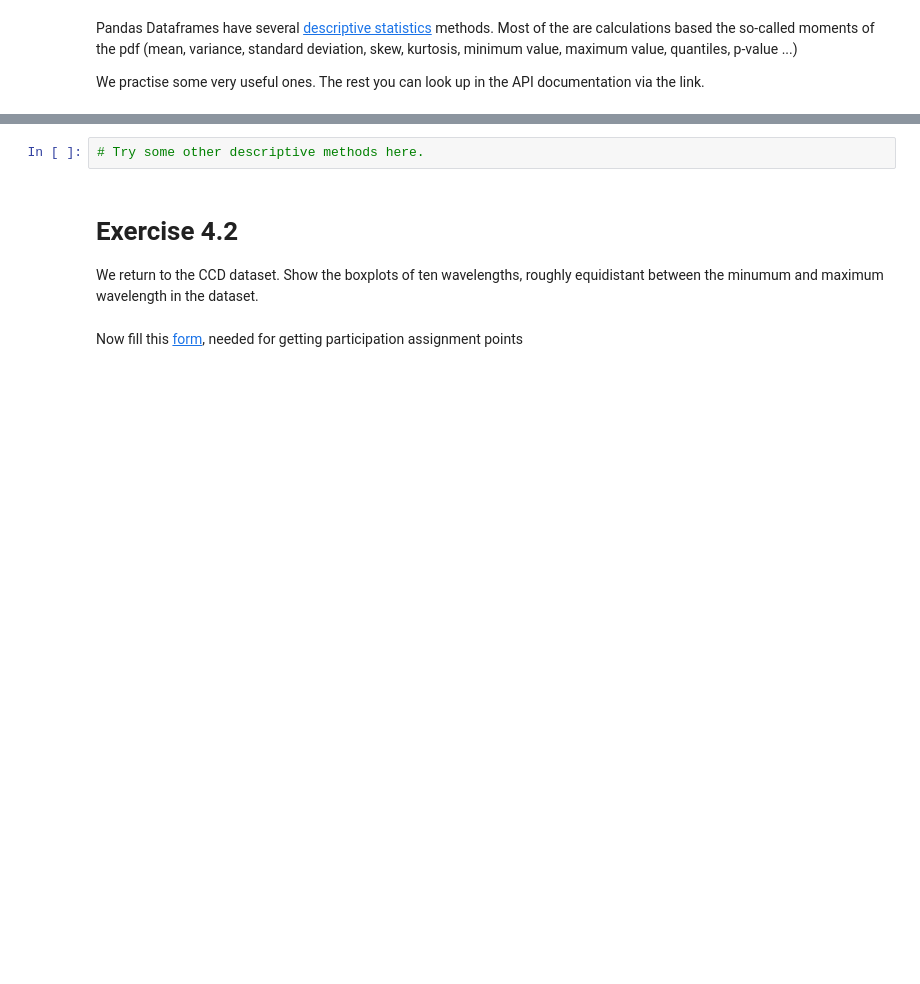
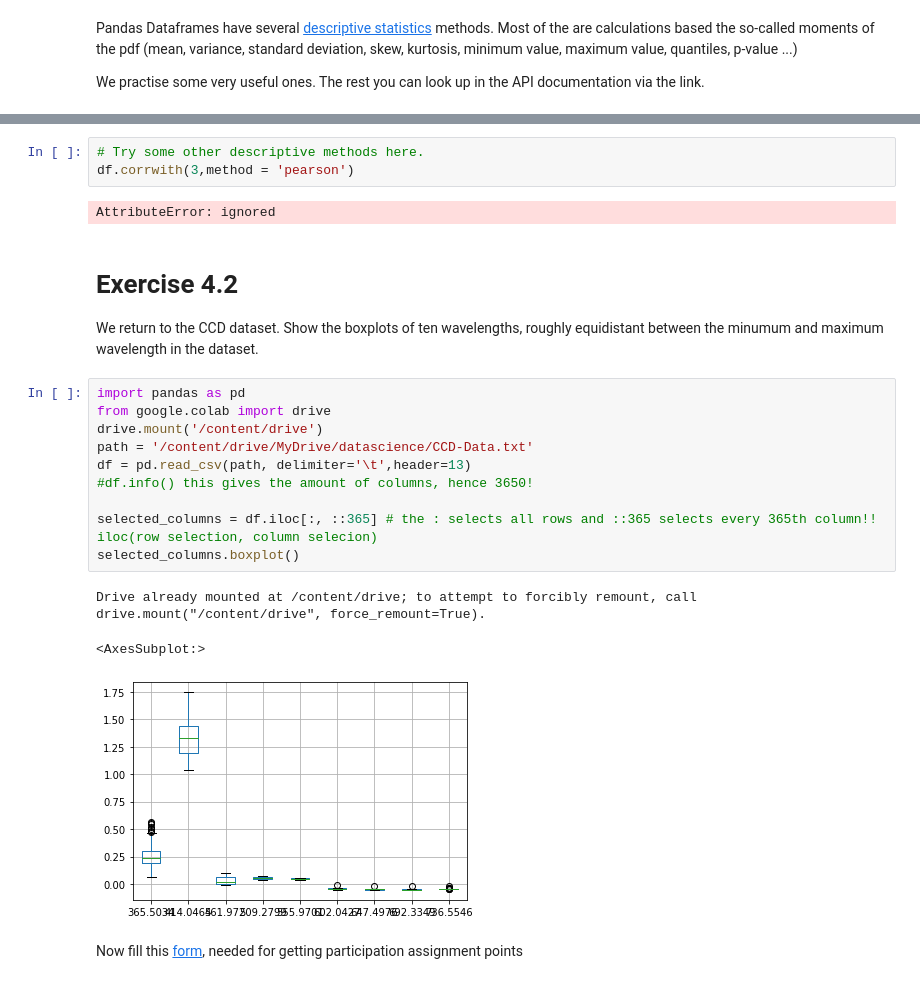
Before and after one commit to Sean-Reinhardt/Reinhardt-Sean, a Jupyter notebook: 04_Dataframes_Stats_Plotting.ipynb, the cells around one changed output, grey strips where cells are left out. Drawn from its saved outputs; the diff is of its cells as text; blank space fills up the shorter version.

```diff
--- a/04_Dataframes_Stats_Plotting.ipynb
+++ b/04_Dataframes_Stats_Plotting.ipynb
@@ -152,8 +194,25 @@ round(df.describe(),2) # why do we use the round method ?
 # %%
 # Try some other descriptive methods here.
+df.corrwith(3,method = 'pearson')
+# %% [output]
+AttributeError: ignored
 # %% [markdown]
 # Exercise 4.2
 
 We return to the CCD dataset. Show the boxplots of ten wavelengths, roughly equidistant between the minumum and maximum wavelength in the dataset.
+# %%
+import pandas as pd
+from google.colab import drive
+drive.mount('/content/drive')
+path = '/content/drive/MyDrive/datascience/CCD-Data.txt'
+df = pd.read_csv(path, delimiter='\t',header=13)
+#df.info() this gives the amount of columns, hence 3650!
+
+selected_columns = df.iloc[:, ::365] # the : selects all rows and ::365 selects every 365th column!! iloc(row selection, column selecion)
+selected_columns.boxplot()
+# %% [output]
+Drive already mounted at /content/drive; to attempt to forcibly remount, call drive.mount("/content/drive", force_remount=True).
+<AxesSubplot:>
+[figure, added]
 # %% [markdown]
 Now fill this [form](https://docs.google.com/forms/d/e/1FAIpQLSd5QH237yJ2PizRG1Of8mV9zDzcJLH6nmEI2KqVX1cWINi9Fg/viewform?usp=sf_link), needed for getting participation assignment points
```
Also changed, not shown: parts of 10 cells of this notebook.
